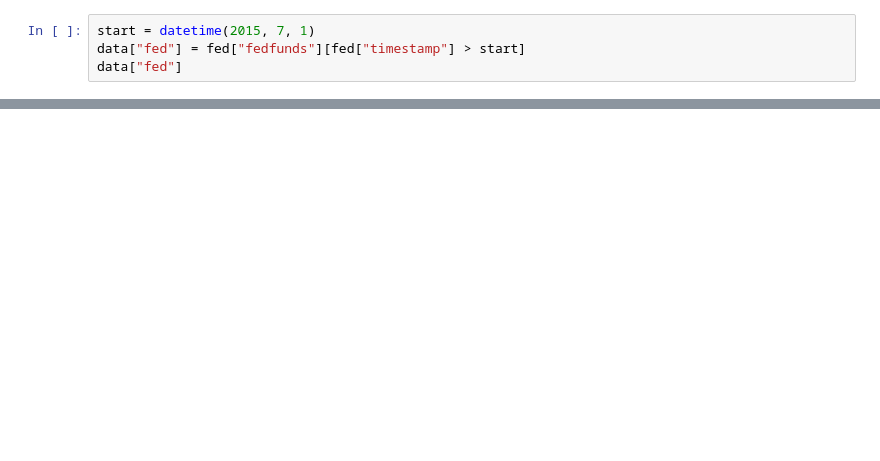
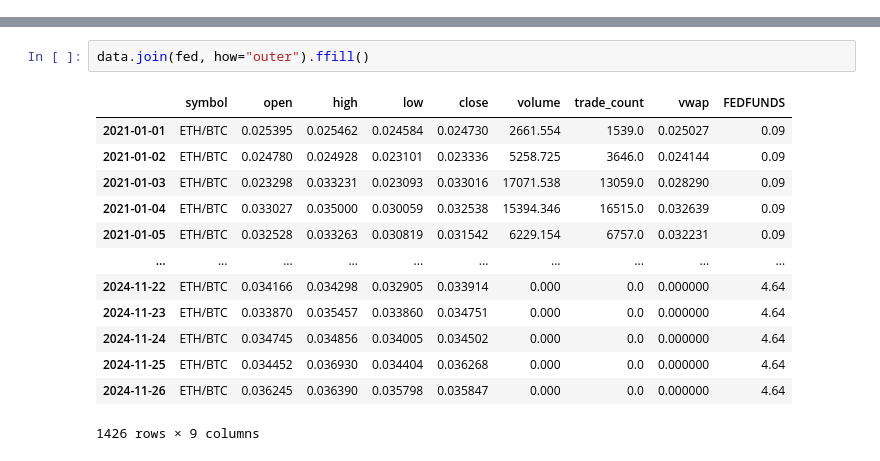
Before and after one commit to AxelGard/cira-examples, a Jupyter notebook: fed_rate.ipynb, the cells around one changed output, grey strips where cells are left out. Drawn from its saved outputs; the diff is of its cells as text; blank space fills up the shorter version.

```diff
--- a/fed_rate.ipynb
+++ b/fed_rate.ipynb
@@ -45,4 +47,0 @@ fed["fedfunds"].plot()
-# %%
-start = datetime(2015, 7, 1)
-data["fed"] = fed["fedfunds"][fed["timestamp"] > start]
-data["fed"]
@@ -62,0 +48,16 @@ Name: fed, Length: 1886, dtype: float64
+# %%
+data.join(fed, how="outer").ffill()
+# %% [output]
+|  | symbol | open | high | low | close | volume | trade_count | vwap | FEDFUNDS |
+| 2021-01-01 | ETH/BTC | 0.025395 | 0.025462 | 0.024584 | 0.024730 | 2661.554 | 1539.0 | 0.025027 | 0.09 |
+| 2021-01-02 | ETH/BTC | 0.024780 | 0.024928 | 0.023101 | 0.023336 | 5258.725 | 3646.0 | 0.024144 | 0.09 |
+| 2021-01-03 | ETH/BTC | 0.023298 | 0.033231 | 0.023093 | 0.033016 | 17071.538 | 13059.0 | 0.028290 | 0.09 |
+| 2021-01-04 | ETH/BTC | 0.033027 | 0.035000 | 0.030059 | 0.032538 | 15394.346 | 16515.0 | 0.032639 | 0.09 |
+| 2021-01-05 | ETH/BTC | 0.032528 | 0.033263 | 0.030819 | 0.031542 | 6229.154 | 6757.0 | 0.032231 | 0.09 |
+| ... | ... | ... | ... | ... | ... | ... | ... | ... | ... |
+| 2024-11-22 | ETH/BTC | 0.034166 | 0.034298 | 0.032905 | 0.033914 | 0.000 | 0.0 | 0.000000 | 4.64 |
+| 2024-11-23 | ETH/BTC | 0.033870 | 0.035457 | 0.033860 | 0.034751 | 0.000 | 0.0 | 0.000000 | 4.64 |
+| 2024-11-24 | ETH/BTC | 0.034745 | 0.034856 | 0.034005 | 0.034502 | 0.000 | 0.0 | 0.000000 | 4.64 |
+| 2024-11-25 | ETH/BTC | 0.034452 | 0.036930 | 0.034404 | 0.036268 | 0.000 | 0.0 | 0.000000 | 4.64 |
+| 2024-11-26 | ETH/BTC | 0.036245 | 0.036390 | 0.035798 | 0.035847 | 0.000 | 0.0 | 0.000000 | 4.64 |
+1426 rows × 9 columns
```
Also changed, not shown: parts of 4 cells of this notebook, 1 other file.
